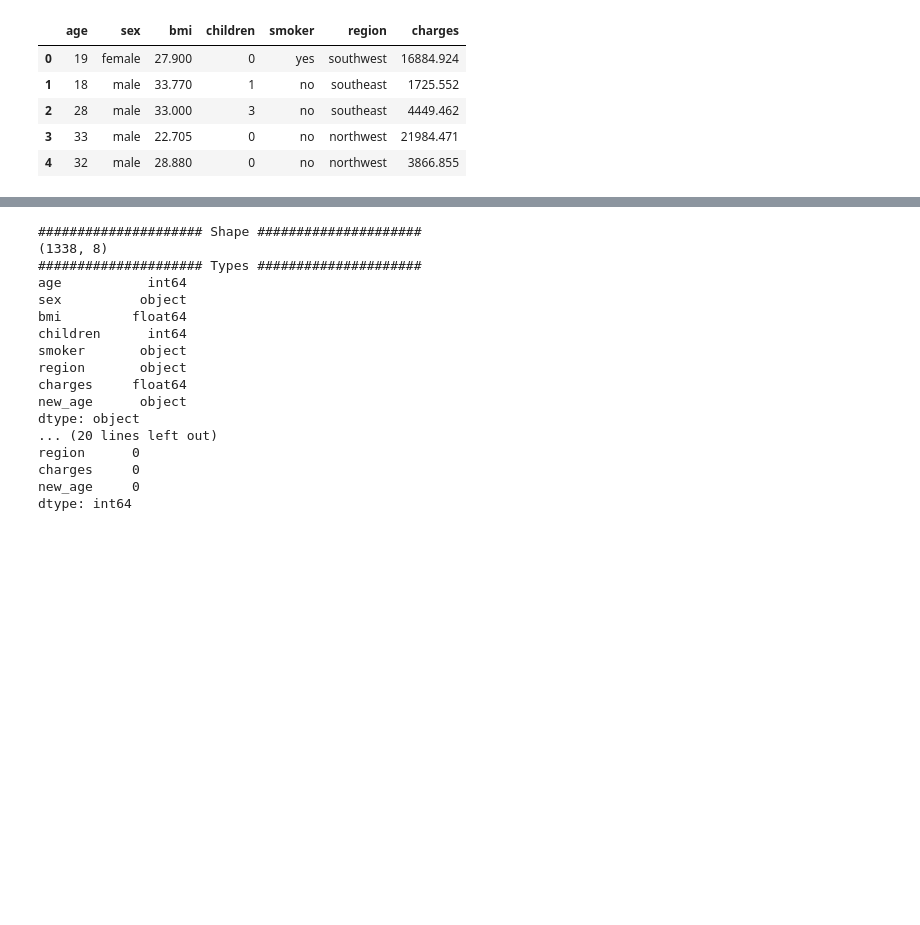
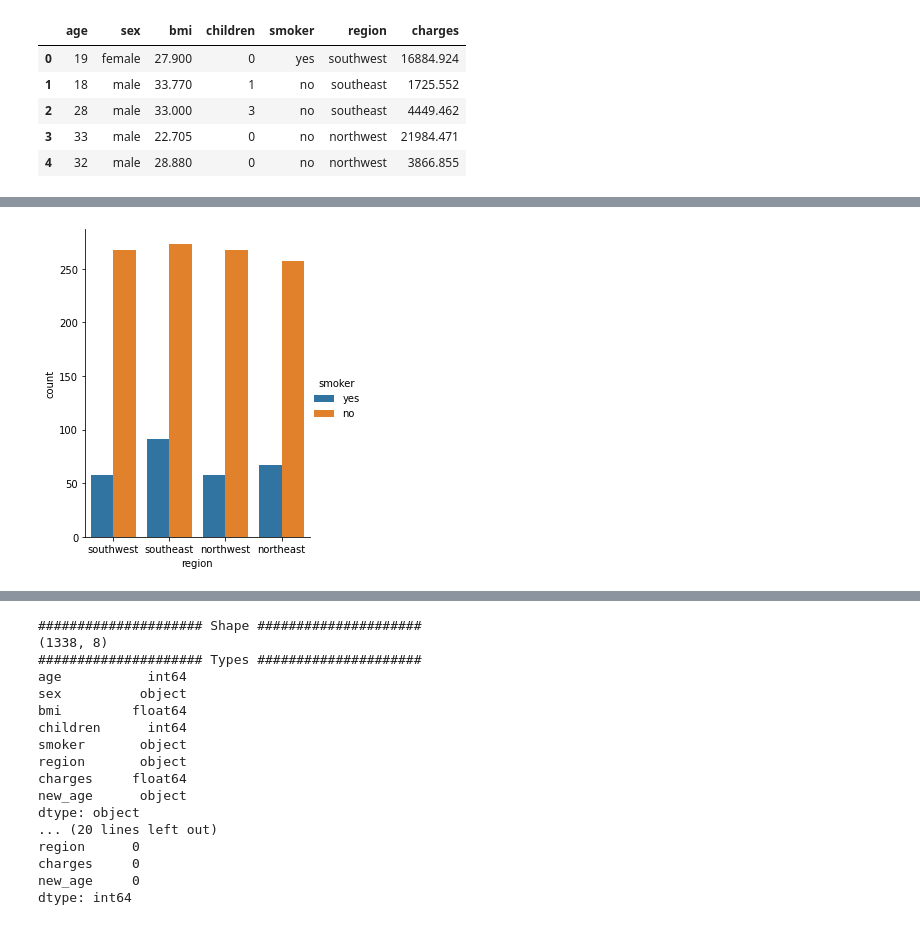
Before and after one commit to atacanozkan/health_insurance_cost_prediction, a Jupyter notebook: main.ipynb, the cells around one changed output, grey strips where cells are left out. Cells and saved outputs as stored; diff of their text form; code cells hidden in the pictures; blank space fills up the shorter version.

```diff
--- a/main.ipynb
+++ b/main.ipynb
@@ -329,0 +351,5 @@ df.head()
+# %%
+sns.catplot(x="region", kind="count", hue = 'smoker', data=df, height=5, aspect=.8)
+plt.show()
+# %% [output]
+[figure, added]
```
Also changed, not shown: parts of 10 cells of this notebook.
